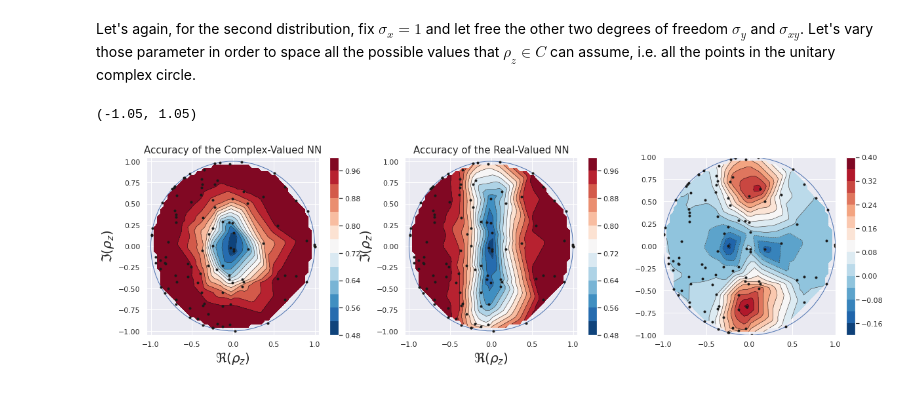
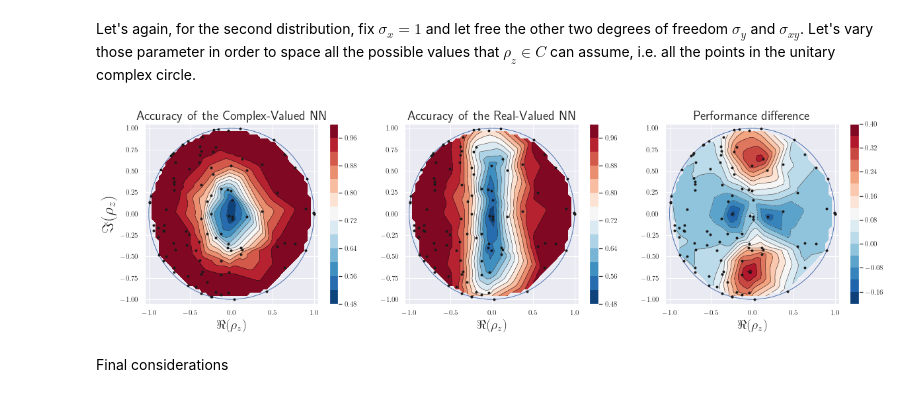
Before and after one commit to MattiaPujatti/complex-valued-deep-learning-for-condition-monitoring, a Jupyter notebook: Circularity_Measures.ipynb, the cells around one changed output. Saved outputs shown, nothing was run; the diff lists cells and outputs as text; code cells hidden in the pictures.

```diff
--- a/Circularity_Measures.ipynb
+++ b/Circularity_Measures.ipynb
@@ -627,6 +735,7 @@ with open('notebook_results/acc_vs_rhoz.pkl', 'rb') as f:
     final_source_circ = pickle.load(f)
 # %%
 import matplotlib.tri as tri
+mpl.rcParams['text.usetex'] = True
 
 fig, axs = plt.subplots(1, 3, figsize=(20,5))
 
@@ -655,36 +764,41 @@ axs[0].plot(x, y, 'ko', ms=3)
 
 axs[1].contour(xi, yi, zi_r, levels=14, linewidths=0.5, colors='k')
 cntr2 = axs[1].contourf(xi, yi, zi_r, levels=14, cmap="RdBu_r")
 plt.colorbar(cntr2, ax=axs[1])
 
 axs[1].plot(x, y, 'ko', ms=3)
 
 axs[2].contour(xi, yi, zi_cr, levels=14, linewidths=0.5, colors='k')
 cntr3 = axs[2].contourf(xi, yi, zi_cr, levels=14, cmap="RdBu_r")
 plt.colorbar(cntr3, ax=axs[2])
 
 axs[2].plot(x, y, 'ko', ms=3)
 
 
 # Add the definition domain of rho_z, i.e. the unitary circle
 unit_circle = plt.Circle((0., 0.), radius=1., edgecolor='b', facecolor='None')
 axs[0].add_patch(unit_circle)
 unit_circle = plt.Circle((0., 0.), radius=1., edgecolor='b', facecolor='None')
 axs[1].add_patch(unit_circle)
 unit_circle = plt.Circle((0., 0.), radius=1., edgecolor='b', facecolor='None')
 axs[2].add_patch(unit_circle)
 
 axs[0].set_xlabel(r'$\Re(\rho_z)$', fontsize=20)
-axs[0].set_ylabel(r'$\Im(\rho_z)$', fontsize=20)
-axs[0].set_title('Accuracy of the Complex-Valued NN', fontsize=15)
+axs[0].set_ylabel(r'$\Im(\rho_z)$', fontsize=25)
+axs[0].set_title('Accuracy of the Complex-Valued NN', fontsize=20)
 axs[0].set_xlim(-1.05, 1.05)
 axs[0].set_ylim(-1.05, 1.05)
 
 axs[1].set_xlabel(r'$\Re(\rho_z)$', fontsize=20)
-axs[1].set_ylabel(r'$\Im(\rho_z)$', fontsize=20)
-axs[1].set_title('Accuracy of the Real-Valued NN', fontsize=15)
+#axs[1].set_ylabel(r'$\Im(\rho_z)$', fontsize=20)
+axs[1].set_title('Accuracy of the Real-Valued NN', fontsize=20)
 axs[1].set_xlim(-1.05, 1.05)
 axs[1].set_ylim(-1.05, 1.05)
+
+axs[2].set_xlabel(r'$\Re(\rho_z)$', fontsize=20)
+#axs[2].set_ylabel(r'$\Im(\rho_z)$', fontsize=20)
+axs[2].set_title('Performance difference', fontsize=20)
+axs[2].set_xlim(-1.05, 1.05)
+axs[2].set_ylim(-1.05, 1.05);
 # %% [output]
-(-1.05, 1.05)
-[figure, old version]
+[figure, new version]
@@ -690,0 +807,2 @@ axs[1].set_ylim(-1.05, 1.05)
+# %% [markdown]
+Final considerations
```
Also changed, not shown: parts of 14 cells of this notebook, 46 other files.
